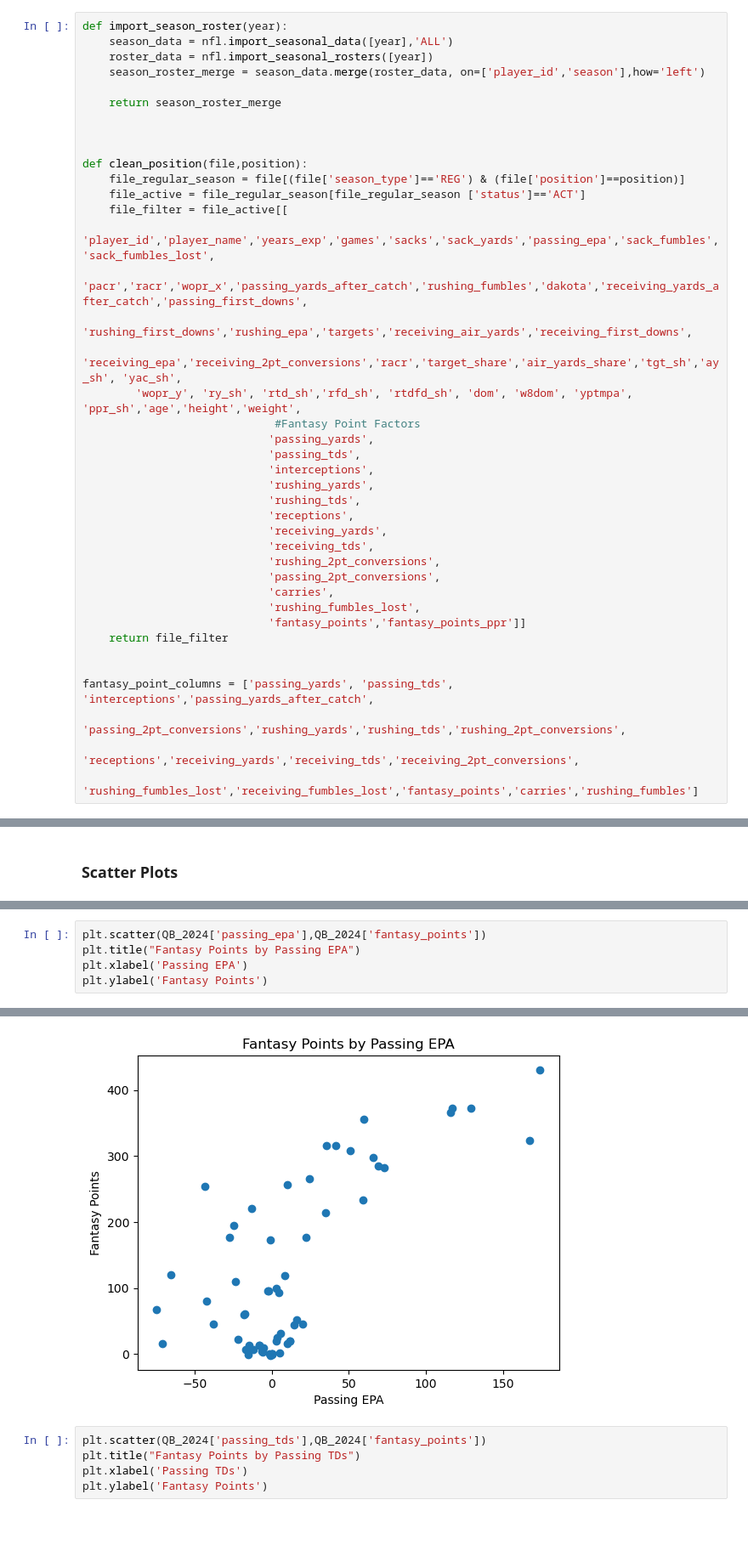
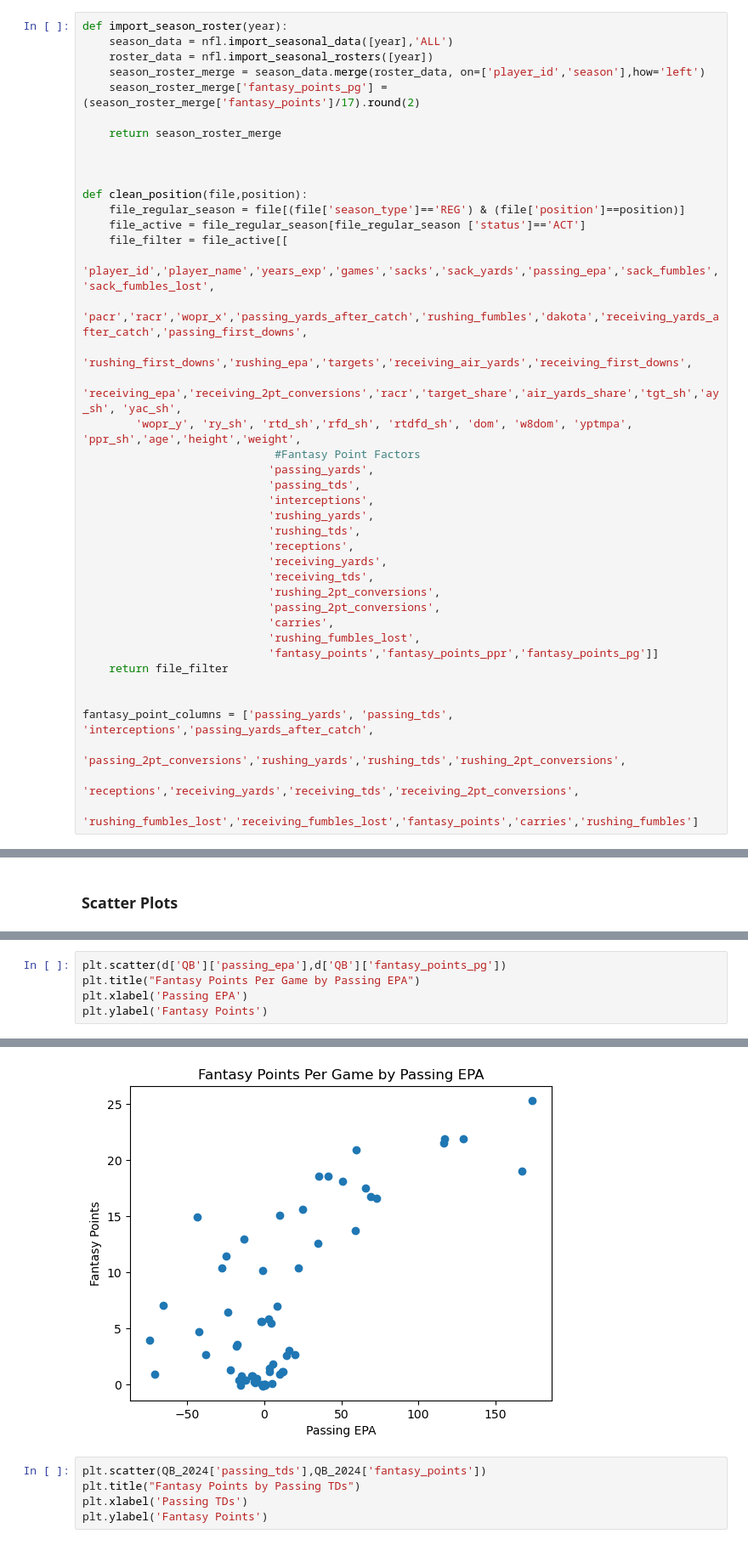
Before and after one commit to otherwiseevan/Fantasy-Football, a Jupyter notebook: FootballAnalytics.ipynb, the cells around one changed output, grey strips where cells are left out. Shown at 85% size. Cells and saved outputs as stored; diff of their text form.

```diff
--- a/FootballAnalytics.ipynb
+++ b/FootballAnalytics.ipynb
@@ -11,6 +11,7 @@ def import_season_roster(year):
     season_data = nfl.import_seasonal_data([year],'ALL')
     roster_data = nfl.import_seasonal_rosters([year])
     season_roster_merge = season_data.merge(roster_data, on=['player_id','season'],how='left')
+    season_roster_merge['fantasy_points_pg'] = (season_roster_merge['fantasy_points']/17).round(2)
 
     return season_roster_merge
 
@@ -38,7 +39,7 @@ def clean_position(file,position):
                             'passing_2pt_conversions',
                             'carries',
                             'rushing_fumbles_lost',
-                            'fantasy_points','fantasy_points_ppr']]
+                            'fantasy_points','fantasy_points_ppr','fantasy_points_pg']]
     return file_filter
 
 
@@ -241,11 +278,11 @@ d['TE'].sort_values(by='fantasy_points',ascending=False)[['player_name','fantasy
 # %%
-plt.scatter(QB_2024['passing_epa'],QB_2024['fantasy_points'])
-plt.title("Fantasy Points by Passing EPA")
+plt.scatter(d['QB']['passing_epa'],d['QB']['fantasy_points_pg'])
+plt.title("Fantasy Points Per Game by Passing EPA")
 plt.xlabel('Passing EPA')
 plt.ylabel('Fantasy Points')
 # %% [output]
 Text(0, 0.5, 'Fantasy Points')
-[figure, old version]
+[figure, new version]
 # %%
 plt.scatter(QB_2024['passing_tds'],QB_2024['fantasy_points'])
 plt.title("Fantasy Points by Passing TDs")
```
Also changed, not shown: parts of 16 cells of this notebook.
